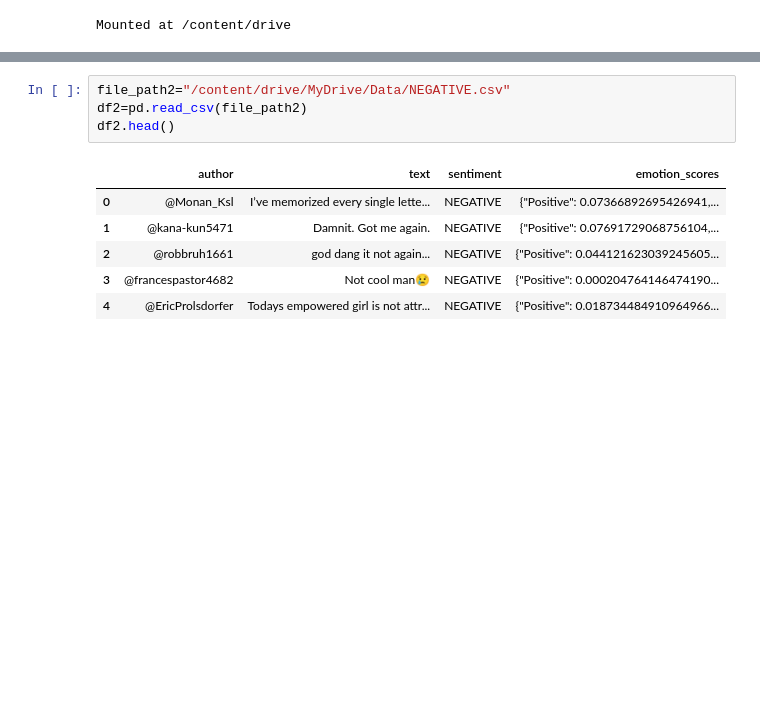
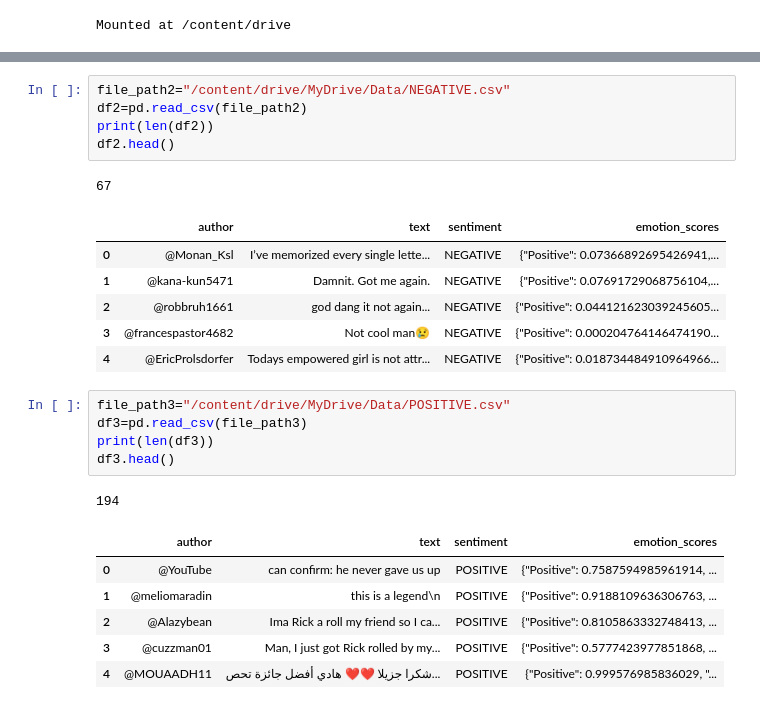
Before and after one commit to Storm00212/Data-manipulation-using-python, a Jupyter notebook: Reading_data_from_tweets.ipynb, the cells around one changed output, grey strips where cells are left out. Cells and saved outputs as stored; diff of their text form; blank space fills up the shorter version.

```diff
--- a/Reading_data_from_tweets.ipynb
+++ b/Reading_data_from_tweets.ipynb
@@ -23,11 +24,26 @@ df1.head()
 # %%
 file_path2="/content/drive/MyDrive/Data/NEGATIVE.csv"
 df2=pd.read_csv(file_path2)
+print(len(df2))
 df2.head()
 # %% [output]
+67
 |  | author | text | sentiment | emotion_scores |
 | 0 | @Monan_Ksl | I’ve memorized every single lette... | NEGATIVE | {"Positive": 0.07366892695426941,... |
 | 1 | @kana-kun5471 | Damnit. Got me again. | NEGATIVE | {"Positive": 0.07691729068756104,... |
 | 2 | @robbruh1661 | god dang it not again... | NEGATIVE | {"Positive": 0.044121623039245605... |
 | 3 | @francespastor4682 | Not cool man😢 | NEGATIVE | {"Positive": 0.000204764146474190... |
 | 4 | @EricProlsdorfer | Todays empowered girl is not attr... | NEGATIVE | {"Positive": 0.018734484910964966... |
+# %%
+file_path3="/content/drive/MyDrive/Data/POSITIVE.csv"
+df3=pd.read_csv(file_path3)
+print(len(df3))
+df3.head()
+# %% [output]
+194
+|  | author | text | sentiment | emotion_scores |
+| 0 | @YouTube | can confirm: he never gave us up | POSITIVE | {"Positive": 0.7587594985961914, ... |
+| 1 | @meliomaradin | this is a legend\n | POSITIVE | {"Positive": 0.9188109636306763, ... |
+| 2 | @Alazybean | Ima Rick a roll my friend so I ca... | POSITIVE | {"Positive": 0.8105863332748413, ... |
+| 3 | @cuzzman01 | Man, I just got Rick rolled by my... | POSITIVE | {"Positive": 0.5777423977851868, ... |
+| 4 | @MOUAADH11 | شكرا جزيلا ❤❤ هادي أفضل جائزة تحص... | POSITIVE | {"Positive": 0.999576985836029, "... |
```
Also changed, not shown: parts of 2 cells of this notebook.
